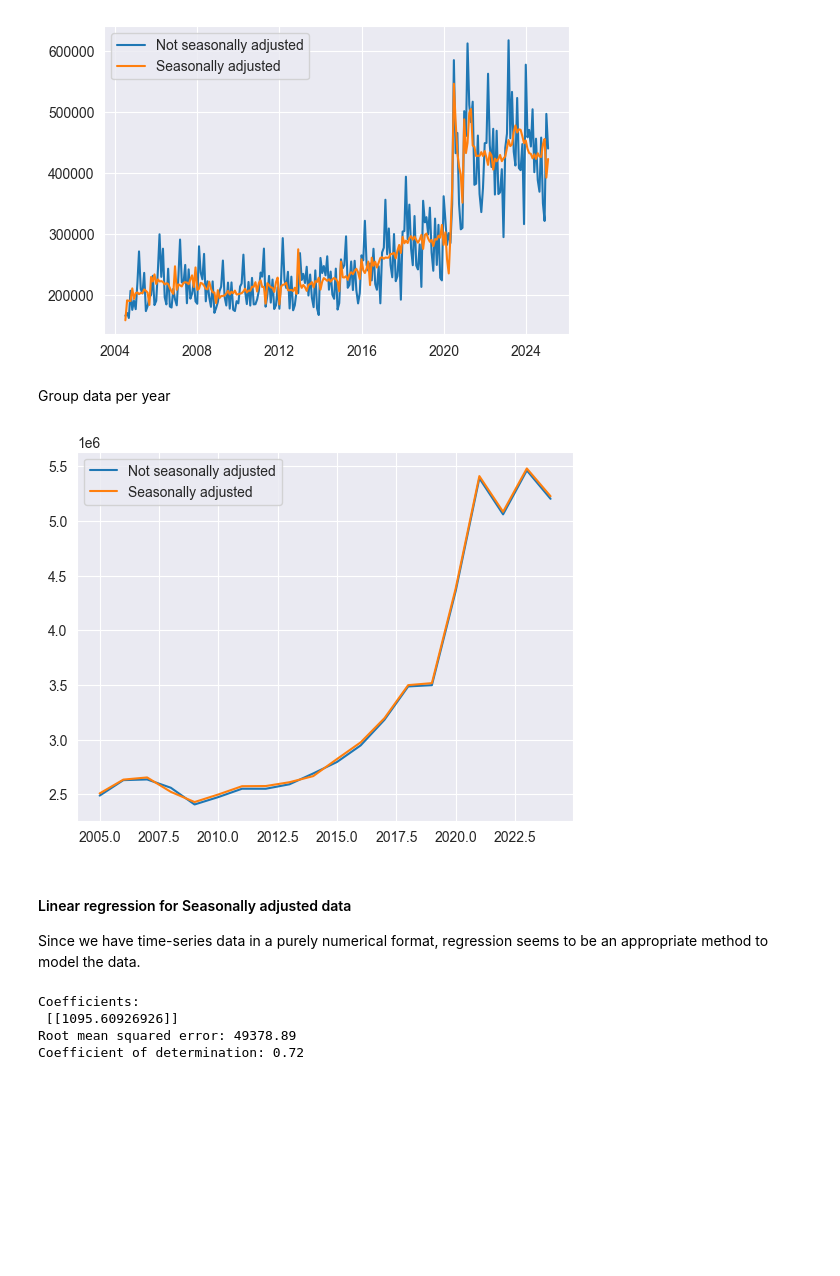
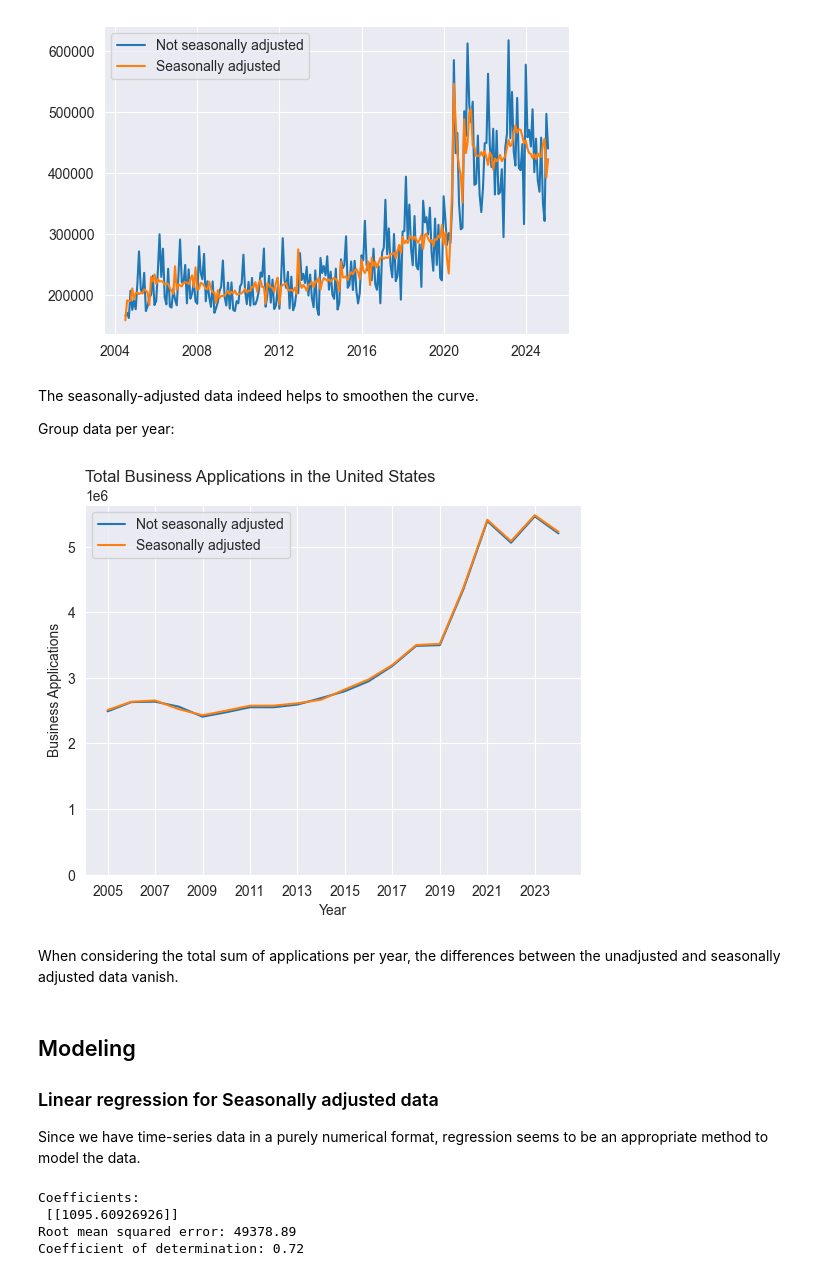
Before and after one commit to felix-r/udacity_intro_data_sci_project, a Jupyter notebook: analysis.ipynb, the cells around one changed output. Cells and saved outputs as stored; diff of their text form; code cells hidden in the pictures; blank space fills up the shorter version.

```diff
--- a/analysis.ipynb
+++ b/analysis.ipynb
@@ -177,21 +218,32 @@ plt.show()
 # %% [output]
 [figure]
 # %% [markdown]
-Group data per year
+The seasonally-adjusted data indeed helps to smoothen the curve.
+
+Group data per year:
 # %%
 df_us_total_yearly = df_us_total.groupby(['year'], as_index=False).sum(numeric_only=True)
 df_us_total_adj_yearly = df_us_total_adj.groupby(['year'], as_index=False).sum(numeric_only=True)
 # %%
 df_plot = df_us_total_yearly[(2005 <= df_us_total_yearly['year']) & (df_us_total_yearly['year'] <= 2024)].copy()
 plt.plot(df_plot['year'], df_plot['business_applications'], label='Not seasonally adjusted')
 df_plot = df_us_total_adj_yearly[(2005 <= df_us_total_adj_yearly['year']) & (df_us_total_adj_yearly['year'] <= 2024)].copy()
 plt.plot(df_plot['year'], df_plot['business_applications'], label='Seasonally adjusted')
+
+plt.ylim(0)
+plt.xlabel("Year")
+plt.xticks(df_plot['year'].astype(int)[::2])
+plt.ylabel("Business Applications")
+plt.title("Total Business Applications in the United States", loc='left')
 plt.legend()
 plt.show()
 # %% [output]
-[figure, old version]
+[figure, new version]
+# %% [markdown]
+When considering the total sum of applications per year, the differences between the unadjusted and seasonally adjusted data vanish.
 # %% [markdown]
-#### Linear regression for Seasonally adjusted data
+## Modeling
+### Linear regression for Seasonally adjusted data
 
 Since we have time-series data in a purely numerical format, regression seems to be an appropriate method to model the data.
 # %%
```
Also changed, not shown: parts of 24 cells of this notebook.
